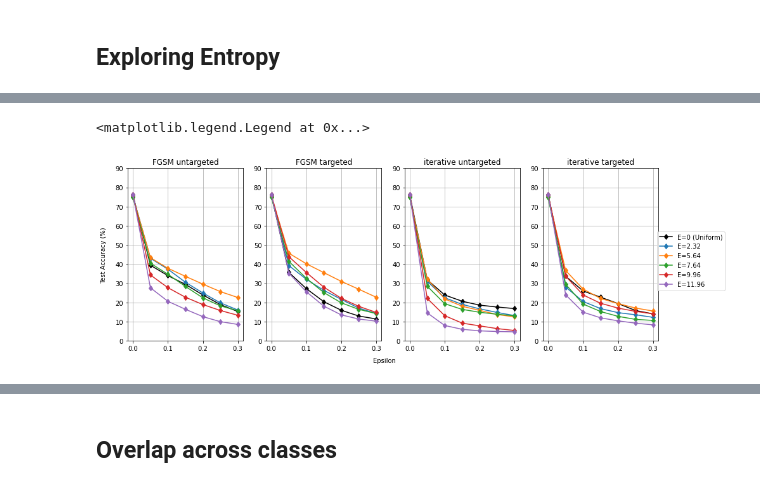
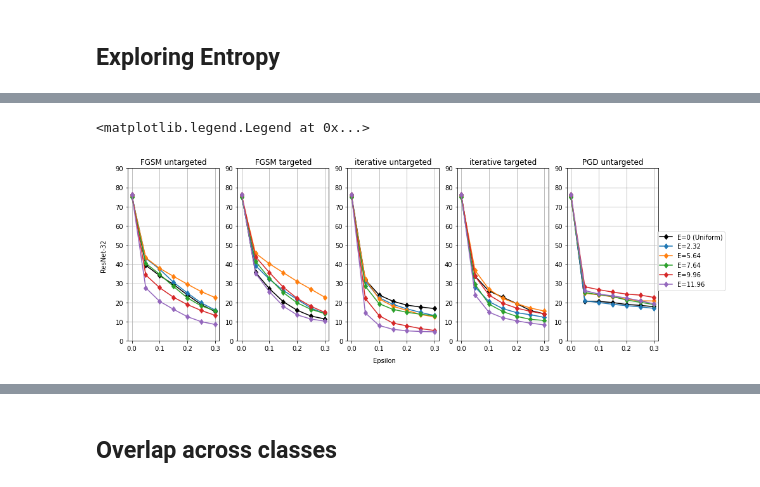
Before and after one commit to cdu890/robust_labels, a Jupyter notebook: plots.ipynb, the cells around one changed output, grey strips where cells are left out. Saved outputs shown, nothing was run; the diff lists cells and outputs as text; code cells hidden in the pictures.

```diff
--- a/plots.ipynb
+++ b/plots.ipynb
@@ -145,6 +200,6 @@ Text(0, 0.5, 'Test Accuracy (%)')
 ## Robustness
 # %%
 folder = output + 'log/attacks/original/'
-attacks = glob.glob(folder + '*.csv')
+attacks = sorted(glob.glob(folder + '*.csv'))
 attacks
 # %% [output]
@@ -159,0 +248,6 @@ attacks
+# %%
+output_vgg19 = root + '/outputs_vgg19-2/log/attacks'
+# %%
+folder = output_vgg19 + '/original/'
+attacks = sorted(glob.glob(folder + '*.csv'))
+attacks
@@ -160,9 +264,9 @@ attacks
 # %%
 plt.rcParams['figure.figsize'] = [15, 5]
 
-types = ['FGSM untargeted', 'FGSM targeted', 'iterative untargeted', 'iterative targeted']
+types = ['FGSM untargeted', 'FGSM targeted', 'iterative untargeted', 'iterative targeted', 'PGD untargeted']
 
-fig, axs = plt.subplots(1,4)
+fig, axs = plt.subplots(1,5)
 labels = []
 counter = 0
 
@@ -184,8 +288,8 @@ for att in types:
 
   counter += 1
 
-fig.text(0.09, 0.5, 'Test Accuracy (%)', ha='center', va='center', rotation='vertical')
+fig.text(0.09, 0.5, 'VGG19', ha='center', va='center', rotation='vertical')
 fig.text(0.5, 0.04, 'Epsilon', ha='center', va='center')
-fig.legend(labels[:len(labels)//4], loc = 'center right')
+fig.legend(labels[:len(labels)//5], loc = 'center right')
 # %% [output]
 <matplotlib.legend.Legend at 0x...>
@@ -215,36 +319,36 @@ attacks
 # %%
 plt.rcParams['figure.figsize'] = [15, 5]
 
-types = ['FGSM untargeted', 'FGSM targeted', 'iterative untargeted', 'iterative targeted']
+types = ['FGSM untargeted', 'FGSM targeted', 'iterative untargeted', 'iterative targeted', 'PGD untargeted']
 
-fig, axs = plt.subplots(1,4)
+fig, axs = plt.subplots(1,5)
 
 
 
 labels = []
 counter = 0
 
 for att in types:
   axs[counter].set_title(att)
   axs[counter].set_ylim([0,90])
   axs[counter].grid()
   for exp in attacks:
     name = exp.split('/')[-1].split('.')[0]
     labels.append(name)
     acc = pd.read_csv(exp, header=0)
 
     sub = acc[acc['Noise Method'] == (att + '\n')]
 
     if name == 'uniform':
       axs[counter].plot(sub['Epsilon'], sub['Test Accuracy']*100, label=name, marker='d', color='black')
     else:
       axs[counter].plot(sub['Epsilon'], sub['Test Accuracy']*100, label=name, marker='d')
 
   counter += 1
 
-fig.text(0.09, 0.5, 'Test Accuracy (%)', ha='center', va='center', rotation='vertical')
+fig.text(0.09, 0.5, 'ResNet-32', ha='center', va='center', rotation='vertical')
 fig.text(0.5, 0.04, 'Epsilon', ha='center', va='center')
 fig.legend(['E=0 (Uniform)', 'E=2.32', 'E=5.64', 'E=7.64', 'E=9.96', 'E=11.96'], loc='center right')
 # %% [output]
 <matplotlib.legend.Legend at 0x...>
-[figure, old version]
+[figure, new version]
```
Also changed, not shown: parts of 22 cells of this notebook, 3 other files.
